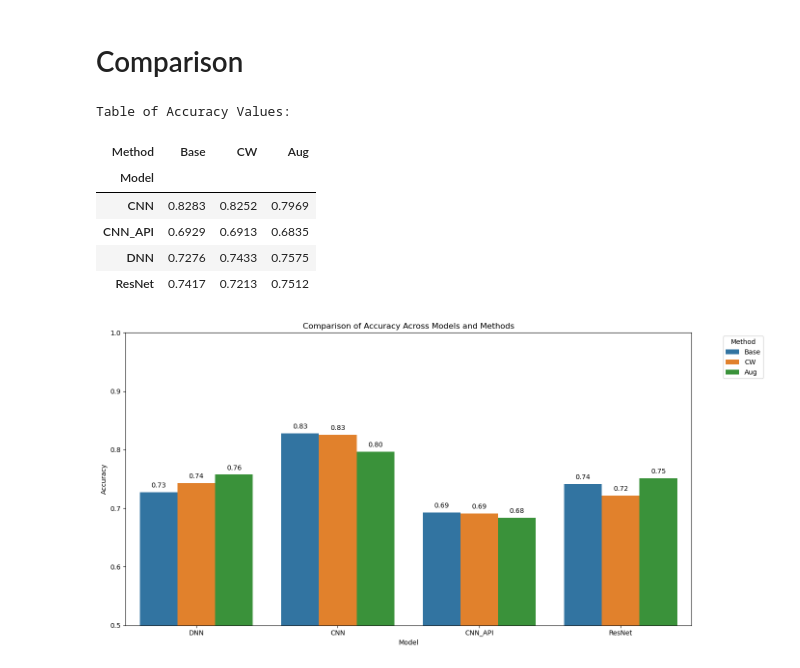
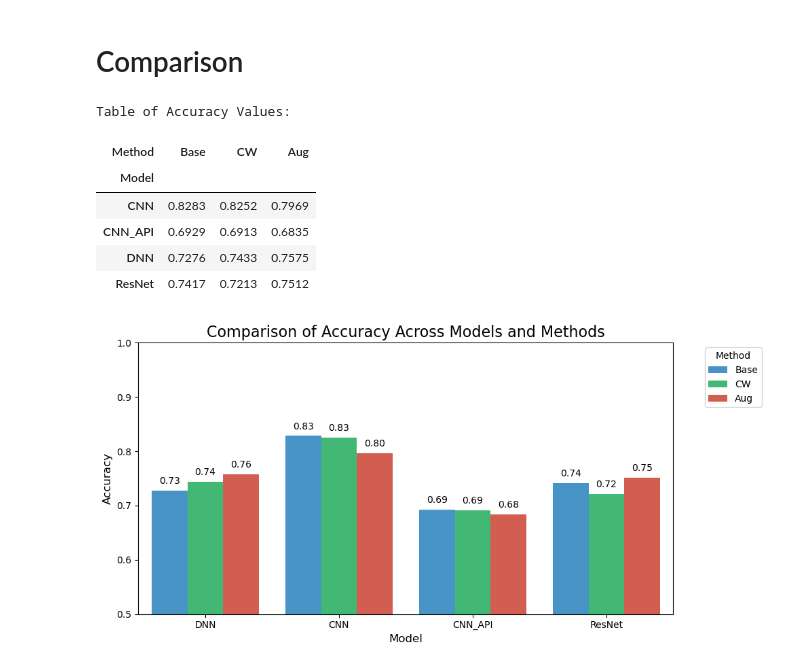
Before and after one commit to jxrgemartinez/subcellular_localisation, a Jupyter notebook: src/subcellular_localisation.ipynb, the cells around one changed output. Drawn from its saved outputs; the diff is of its cells as text; code cells hidden in the pictures.

Commit message:
updated comparison graph

```diff
--- a/src/subcellular_localisation.ipynb
+++ b/src/subcellular_localisation.ipynb
@@ -1264,35 +1264,38 @@ pivot_df = df.pivot(index='Model', columns='Method', values='Accuracy')
 pivot_df = pivot_df[['Base', 'CW', 'Aug']]
 
 # Display the table
 print("Table of Accuracy Values:")
 display(pivot_df.style.format("{:.4f}").highlight_max(axis=1))
 
 # Function to add value labels on bars
 def add_value_labels(ax, spacing=5):
     for rect in ax.patches:
         y_value = rect.get_height()
         x_value = rect.get_x() + rect.get_width() / 2
 
         label = f"{y_value:.2f}"
 
         ax.annotate(label, (x_value, y_value), xytext=(0, spacing),
                     textcoords="offset points", ha='center', va='bottom')
 
-# Create bar plot comparing all models and methods
-plt.figure(figsize=(14, 7))
-ax = sns.barplot(x='Model', y='Accuracy', hue='Method', data=df)
-plt.title('Comparison of Accuracy Across Models and Methods')
+colors = ['#3498db', '#2ecc71', '#e74c3c']
+
+plt.figure(figsize=(10, 5))
+ax = sns.barplot(x='Model', y='Accuracy', hue='Method', data=df, palette=colors)
+plt.title('Comparison of Accuracy Across Models and Methods', fontsize=16)
+plt.xlabel('Model', fontsize=12)
+plt.ylabel('Accuracy', fontsize=12)
 plt.ylim(0.5, 1.0)  # Adjust this range based on your actual accuracy values
 add_value_labels(ax)
 plt.legend(title='Method', bbox_to_anchor=(1.05, 1), loc='upper left')
 plt.tight_layout()
 plt.show()
 # %% [output]
 Table of Accuracy Values:
 | Method | Base | CW | Aug |
 | Model |  |  |  |
 | CNN | 0.8283 | 0.8252 | 0.7969 |
 | CNN_API | 0.6929 | 0.6913 | 0.6835 |
 | DNN | 0.7276 | 0.7433 | 0.7575 |
 | ResNet | 0.7417 | 0.7213 | 0.7512 |
-[figure, old version]
+[figure, new version]
```
